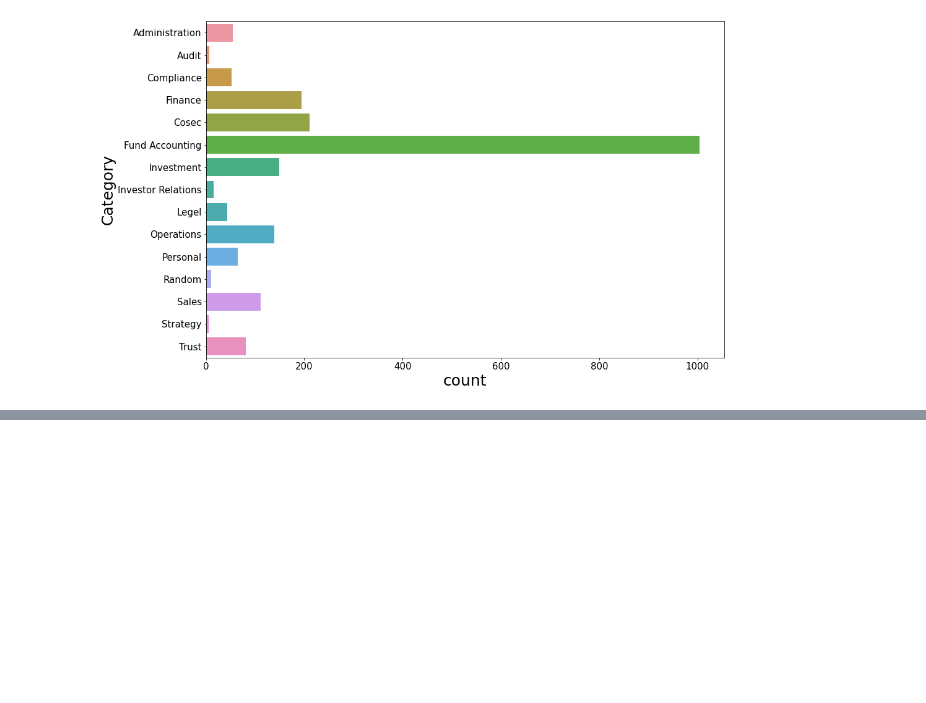
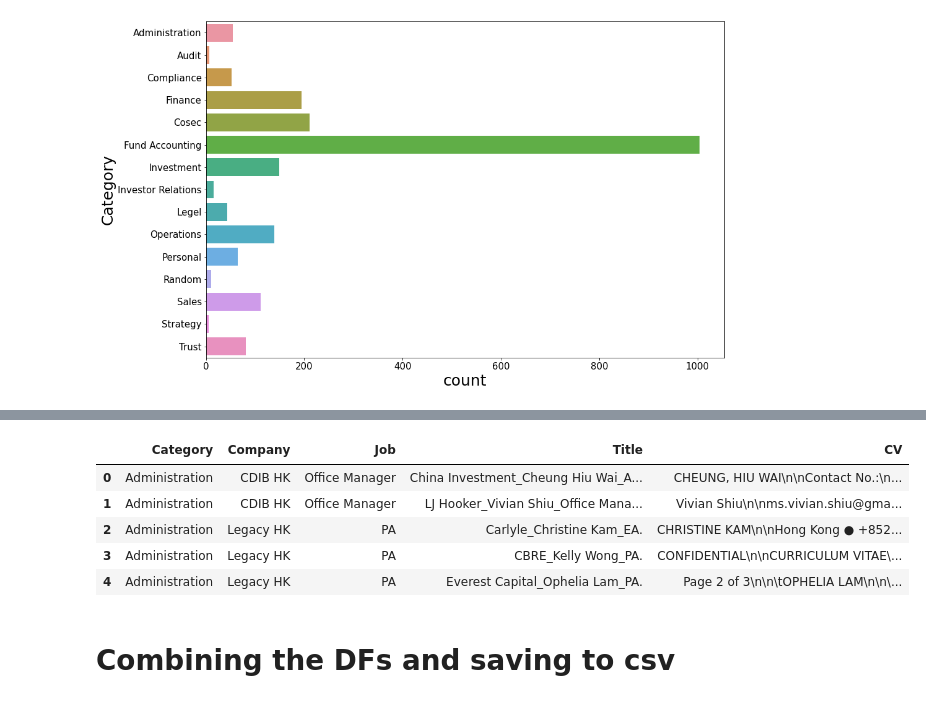
Before and after one commit to cohanaz/Resumes, a Jupyter notebook: DB3_CV_Exploration.ipynb, the cells around one changed output, grey strips where cells are left out. Saved outputs shown, nothing was run; the diff lists cells and outputs as text; code cells hidden in the pictures; blank space fills up the shorter version.

```diff
--- a/DB3_CV_Exploration.ipynb
+++ b/DB3_CV_Exploration.ipynb
@@ -83,0 +88,29 @@ print(raw['content'])
+# %%
+docx_folder_path = r'C:\Users\Cohan\Documents\שבתון צחי\Resumes\DB3\Resume&Job_Description\Original_Resumes\**\*.docx'
+docx_file_list = glob.glob(docx_folder_path, recursive=True)
+# %%
+docx_cv_list = []
+# %%
+import docx2txt # install using: pip install docx2txt
+
+for i in range(0,len(docx_file_list)):
+    cv = docx2txt.process(docx_file_list[i])
+
+    file_desc = docx_file_list[i].split('\\')
+    title = file_desc[-1][:-4] # dropping the '.pdf'
+    if len(file_desc)==12:
+        category = file_desc[-3]
+        company_job = file_desc[-2].split(" - ")
+        company = company_job[0]
+        if len(company_job) == 2:
+            job = company_job[1]
+        else:
+            job = "unknown"
+    elif len(file_desc)==11:
+        category = file_desc[-2]
+        company = "Unknown"
+        job = "Unknown"
+
+    docx_cv_list.append([category, company, job, title, cv])
+# %%
+docx_cv_df = pd.DataFrame(docx_cv_list, columns=['Category', 'Company', 'Job', 'Title','CV'])
@@ -83,0 +132,11 @@ print(raw['content'])
+# %%
+docx_cv_df.head()
+# %% [output]
+|  | Category | Company | Job | Title | CV |
+| 0 | Administration | CDIB HK | Office Manager | China Investment_Cheung Hiu Wai_A... | CHEUNG, HIU WAI\n\nContact No.:\n... |
+| 1 | Administration | CDIB HK | Office Manager | LJ Hooker_Vivian Shiu_Office Mana... | Vivian Shiu\n\nms.vivian.shiu@gma... |
+| 2 | Administration | Legacy HK | PA | Carlyle_Christine Kam_EA. | CHRISTINE KAM\n\nHong Kong ● +852... |
+| 3 | Administration | Legacy HK | PA | CBRE_Kelly Wong_PA. | CONFIDENTIAL\n\nCURRICULUM VITAE\... |
+| 4 | Administration | Legacy HK | PA | Everest Capital_Ophelia Lam_PA. | Page 2 of 3\n\n\tOPHELIA LAM\n\n\... |
+# %% [markdown]
+# Combining the DFs and saving to csv
```
Also changed, not shown: parts of 16 cells of this notebook, 7 other files.
